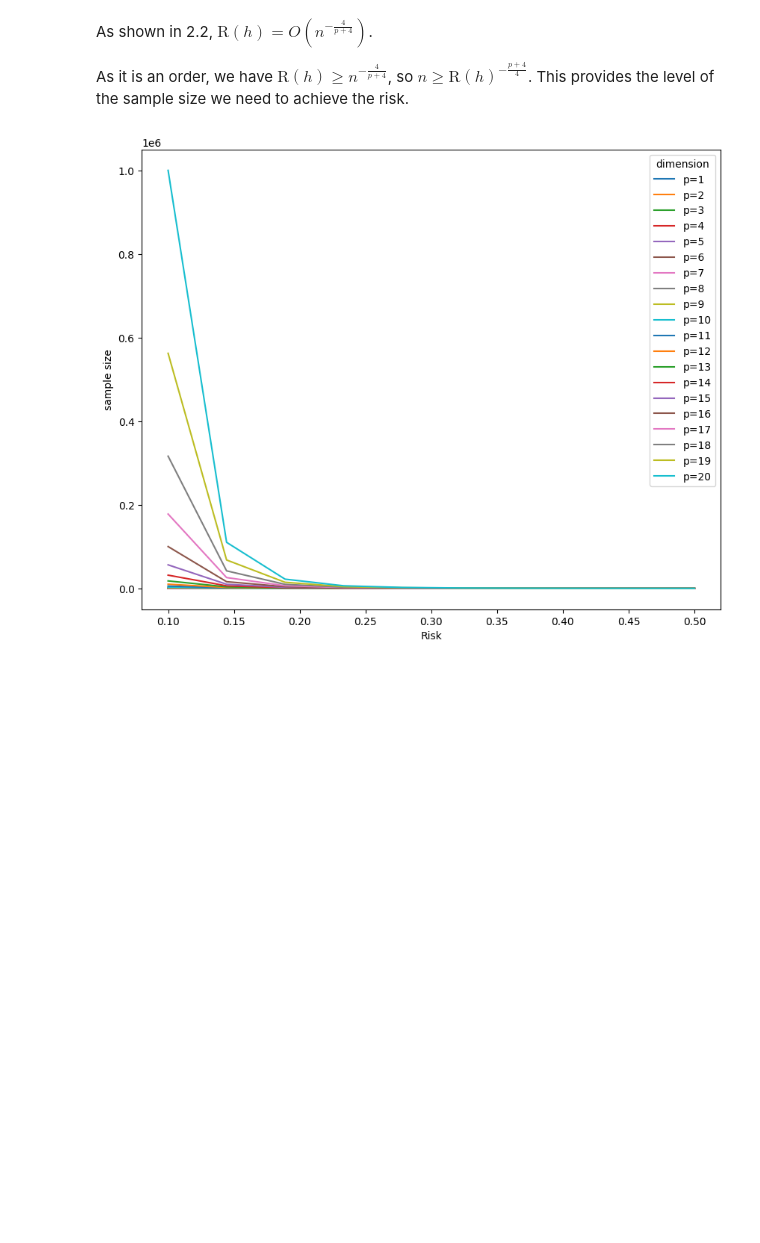
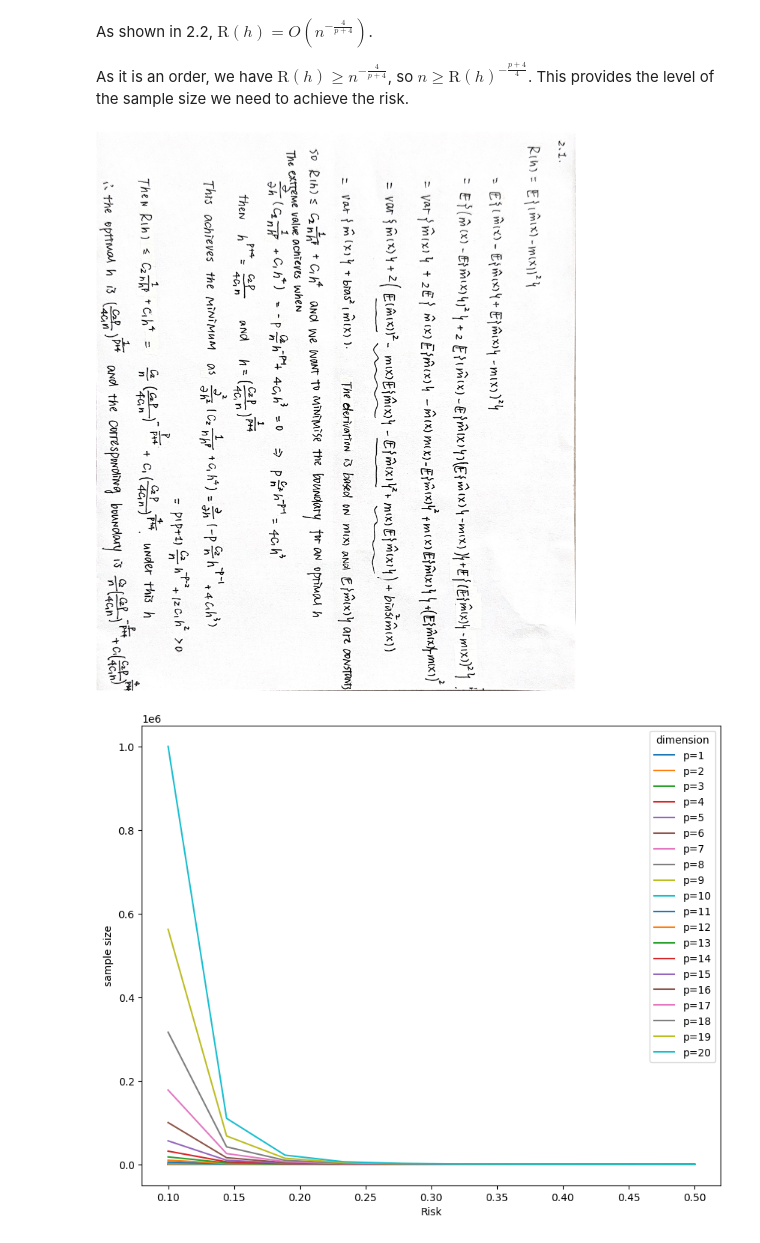
Before and after one commit to ks1722/sds665, a Jupyter notebook: assignments/assn1/assn1.ipynb, the cells around one changed output. Saved outputs shown, nothing was run; the diff lists cells and outputs as text; code cells hidden in the pictures; blank space fills up the shorter version.

```diff
--- a/assignments/assn1/assn1.ipynb
+++ b/assignments/assn1/assn1.ipynb
@@ -304,6 +302,11 @@ Using the risk bound you derive above, make a plot that demonstrates the curse o
 As shown in 2.2, $ \mbox{R}(h) = O\left(\displaystyle n^{-\frac{4}{p+4}}\right)$.
 
 As it is an order, we have $ \mbox{R}(h) \geq \displaystyle n^{-\frac{4}{p+4}}$, so $ n \geq \displaystyle \mbox{R}(h)^{-\frac{p+4}{4}}$. This provides the level of the sample size we need to achieve the risk.
+# %%
+from IPython.display import Image, display
+display(Image("/home/2.1.JPG"))
+# %% [output]
+[figure, added]
 # %%
 # set the values for target risk R and dimention p
 R_levels = np.linspace(0.1, 0.5, 10)
```
Also changed, not shown: parts of 1 cell of this notebook.
